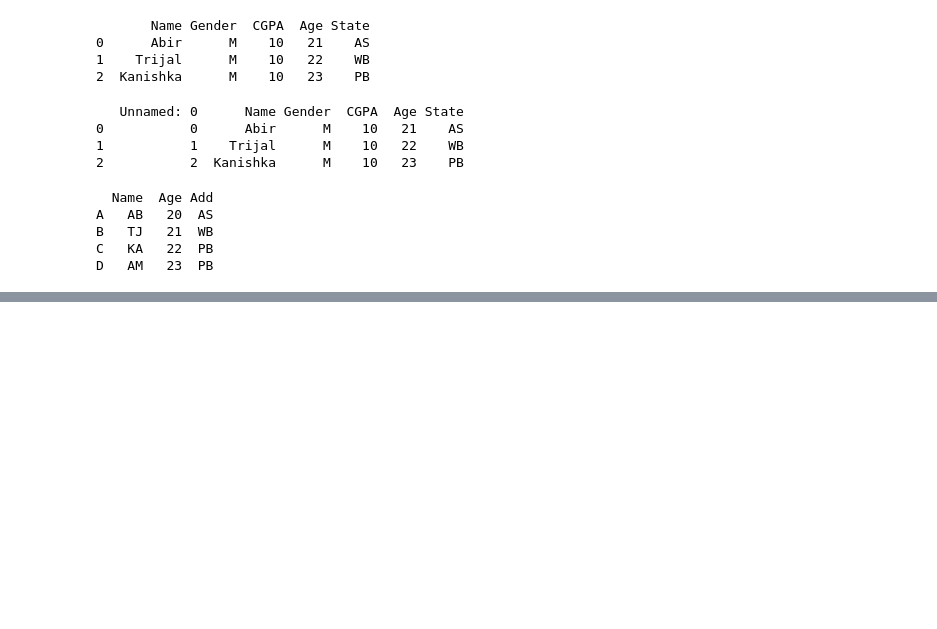
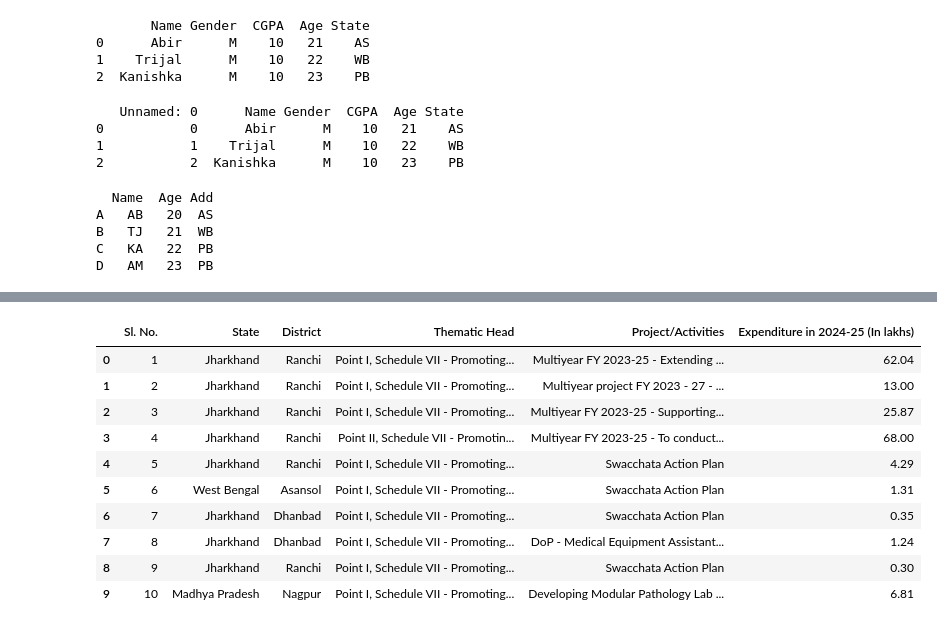
Before and after one commit to iamabirakash/Python, a Jupyter notebook: DataFrame.ipynb, the cells around one changed output, grey strips where cells are left out. Saved outputs shown, nothing was run; the diff lists cells and outputs as text; code cells hidden in the pictures; blank space fills up the shorter version.

Commit message:
Added Head & Tial

```diff
--- a/DataFrame.ipynb
+++ b/DataFrame.ipynb
@@ -140,3 +140,6 @@ A   AB   20  AS
 B   TJ   21  WB
 C   KA   22  PB
 D   AM   23  PB
+# %%
+c = pd.read_csv("C:\\Users\ABIR AKASH\Downloads\check.csv")
+print(c)
@@ -142,0 +187,14 @@ D   AM   23  PB
+# %%
+c.head(10)
+# %% [output]
+|  | Sl. No. | State | District | Thematic Head | Project/Activities | Expenditure in 2024-25 (In lakhs) |
+| 0 | 1 | Jharkhand | Ranchi | Point I, Schedule VII - Promoting... | Multiyear FY 2023-25 - Extending ... | 62.04 |
+| 1 | 2 | Jharkhand | Ranchi | Point I, Schedule VII - Promoting... | Multiyear project FY 2023 - 27 - ... | 13.00 |
+| 2 | 3 | Jharkhand | Ranchi | Point I, Schedule VII - Promoting... | Multiyear FY 2023-25 - Supporting... | 25.87 |
+| 3 | 4 | Jharkhand | Ranchi | Point II, Schedule VII - Promotin... | Multiyear FY 2023-25 - To conduct... | 68.00 |
+| 4 | 5 | Jharkhand | Ranchi | Point I, Schedule VII - Promoting... | Swacchata Action Plan | 4.29 |
+| 5 | 6 | West Bengal | Asansol | Point I, Schedule VII - Promoting... | Swacchata Action Plan | 1.31 |
+| 6 | 7 | Jharkhand | Dhanbad | Point I, Schedule VII - Promoting... | Swacchata Action Plan | 0.35 |
+| 7 | 8 | Jharkhand | Dhanbad | Point I, Schedule VII - Promoting... | DoP - Medical Equipment Assistant... | 1.24 |
+| 8 | 9 | Jharkhand | Ranchi | Point I, Schedule VII - Promoting... | Swacchata Action Plan | 0.30 |
+| 9 | 10 | Madhya Pradesh | Nagpur | Point I, Schedule VII - Promoting... | Developing Modular Pathology Lab ... | 6.81 |
```
Also changed, not shown: parts of 7 cells of this notebook.
